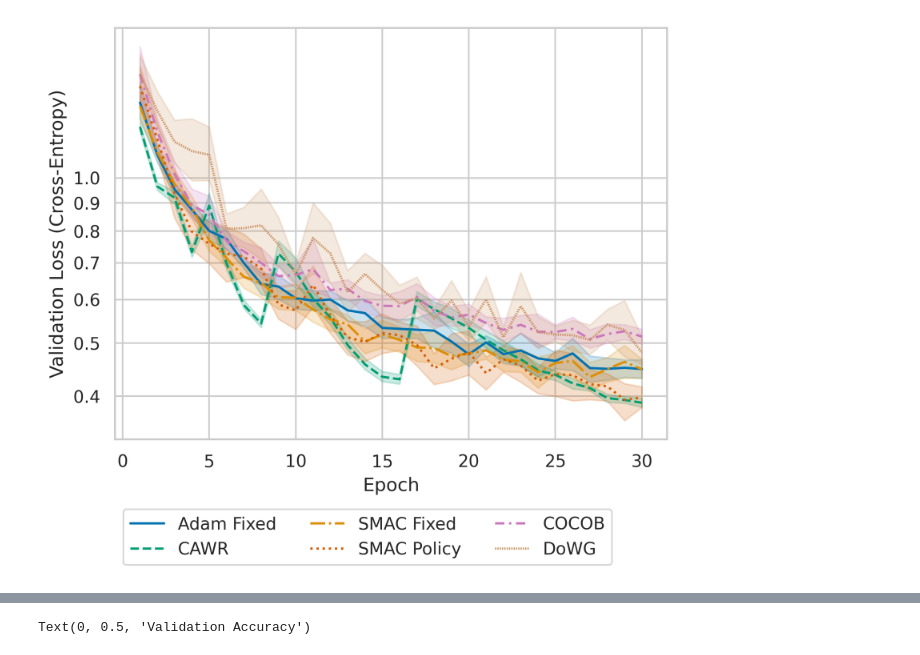
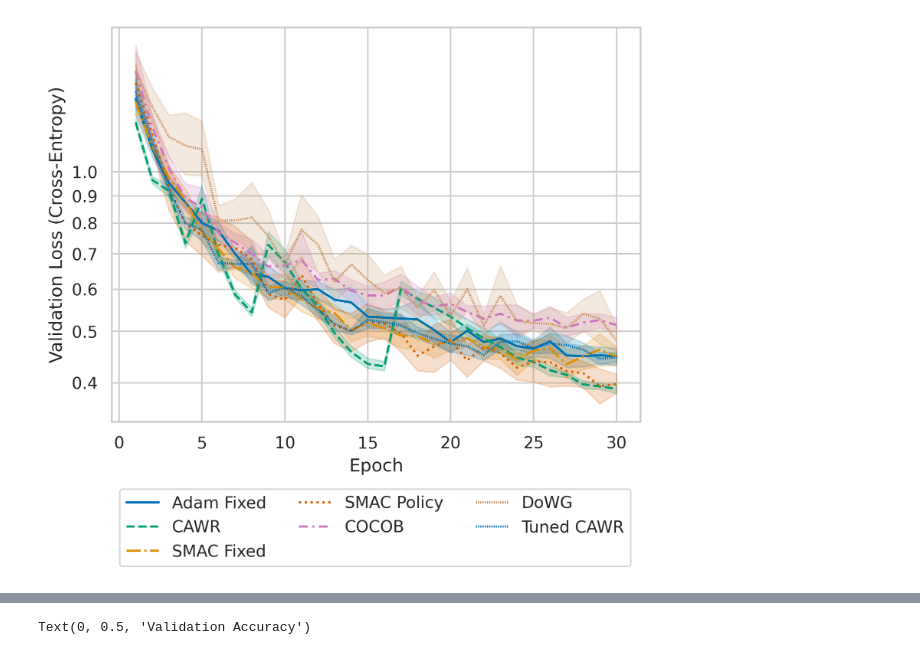
Before and after one commit to MichaHenh/Revisiting_LR_Control, a Jupyter notebook: ba_parameter_free_dac/plotting/plotting_cifar10.ipynb, the cells around one changed output, grey strips where cells are left out. Cells and saved outputs as stored; diff of their text form; code cells hidden in the pictures.

```diff
--- a/ba_parameter_free_dac/plotting/plotting_cifar10.ipynb
+++ b/ba_parameter_free_dac/plotting/plotting_cifar10.ipynb
@@ -36,7 +38,7 @@ def toChunkedDataFrame(glob_path, col_name, col_index, chunk_size):
     return result_df
 
 
-sns.set(rc={"figure.dpi":300, 'savefig.dpi':300})
+sns.set(rc={"figure.dpi":100, 'savefig.dpi':100})
 sns.set_style('whitegrid')
 palette = sns.color_palette("colorblind")
 palette = sns.color_palette([palette[0], palette[2], palette[1], palette[3], palette[4], palette[5]])
@@ -69,27 +77,29 @@ sns.move_legend(p, 'upper left', bbox_to_anchor=(0, -0.15), ncol=3)
 # %%
 
-cocob_vl = toDataFrame('./results_cluster/results/COCOB_cifar10_30/*/CustomTrackingWrapper.jsonl', 'validation_losses', 5)
-adam_fixed_vl = toDataFrame('./results_cluster/results/Adam_fixed_cifar10_30/*/CustomTrackingWrapper.jsonl', 'validation_losses', 5)
-smac_fixed_vl = toDataFrame('./results_cluster/results/SMAC_fixed_cifar10_30/*/CustomTrackingWrapper.jsonl', 'validation_losses', 5)
+cocob_vl = toDataFrame('../results_cluster/results/COCOB_cifar10_30/*/CustomTrackingWrapper.jsonl', 'validation_losses', 5)
+adam_fixed_vl = toDataFrame('../results_cluster/results/Adam_fixed_cifar10_30/*/CustomTrackingWrapper.jsonl', 'validation_losses', 5)
+smac_fixed_vl = toDataFrame('../results_cluster/results/SMAC_fixed_cifar10_30/*/CustomTrackingWrapper.jsonl', 'validation_losses', 5)
 # smac_fixed_vl= smac_fixed_vl.loc[smac_fixed_vl['epoch'] <= 30]
-cawr_vl = toDataFrame('./results_cluster/results/CAWR_cifar10/*/CustomTrackingWrapper.jsonl', 'validation_losses', 5)
+cawr_vl = toDataFrame('../results_cluster/results/CAWR_cifar10/*/CustomTrackingWrapper.jsonl', 'validation_losses', 5)
+tuned_cawr_vl = toDataFrame('../results_cluster/results/tuned_CAWR_cifar10_1/*/CustomTrackingWrapper.jsonl', 'validation_losses', 5)
 # cawr_vl = cawr_vl.loc[cawr_vl['epoch'] <= 30]
-smac_policy_vl = toDataFrame('./results_cluster/results/smacpolicy_cifar10/*/CustomTrackingWrapper.jsonl', 'validation_losses', 5)
+smac_policy_vl = toDataFrame('../results_cluster/results/smacpolicy_cifar10/*/CustomTrackingWrapper.jsonl', 'validation_losses', 5)
 # smac_policy_vl_seed = toDataFrame('./results_cluster/results/smacpolicy_cifar10_same_seed/*/CustomTrackingWrapper.jsonl', 'validation_losses', 5)
-dowg_vl = toDataFrame('./results_cluster/results/DoWG_cifar10_30/*/CustomTrackingWrapper.jsonl', 'validation_losses', 5)
+dowg_vl = toDataFrame('../results_cluster/results/DoWG_cifar10_30/*/CustomTrackingWrapper.jsonl', 'validation_losses', 5)
 
 p = sns.lineplot(data=adam_fixed_vl, x='epoch', y='value', label='Adam Fixed', linestyle='solid')
 sns.lineplot(data=cawr_vl, x='epoch', y='value', label='CAWR', linestyle="dashed")
 sns.lineplot(data=smac_fixed_vl, x='epoch', y='value', label='SMAC Fixed', linestyle='dashdot')
 sns.lineplot(data=smac_policy_vl, x='epoch', y='value', label='SMAC Policy', linestyle='dotted')
 sns.lineplot(data=cocob_vl, x='epoch', y='value', label='COCOB', dashes=(4,2,1,2))
 sns.lineplot(data=dowg_vl, x='epoch', y='value', label='DoWG', dashes=(0.5, 0.5))
+sns.lineplot(data=tuned_cawr_vl, x='epoch', y='value', label='Tuned CAWR', dashes=(0.5, 0.5))
 plt.xlabel('Epoch')
 plt.ylabel('Validation Loss (Cross-Entropy)')
 plt.yscale('log')
 plt.yticks([0.4, 0.5, 0.6, 0.7, 0.8, 0.9, 1], ["0.4", "0.5", "0.6", "0.7", "0.8", "0.9", "1.0"])
 sns.move_legend(p, 'upper left', bbox_to_anchor=(0, -0.15), ncol=3)
 # %% [output]
-[figure, old version]
+[figure, new version]
 # %%
 
```
Also changed, not shown: parts of 4 cells of this notebook, 3 other files.
